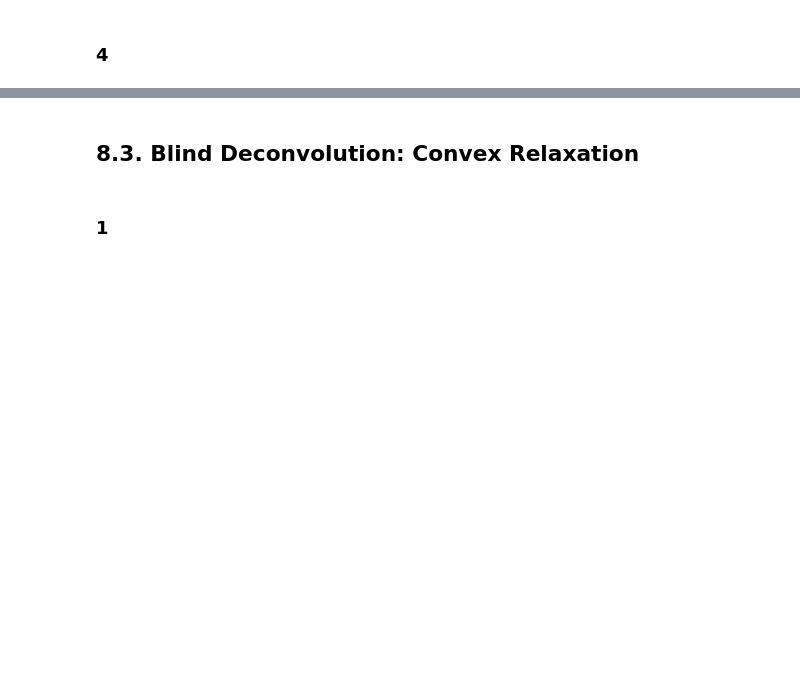
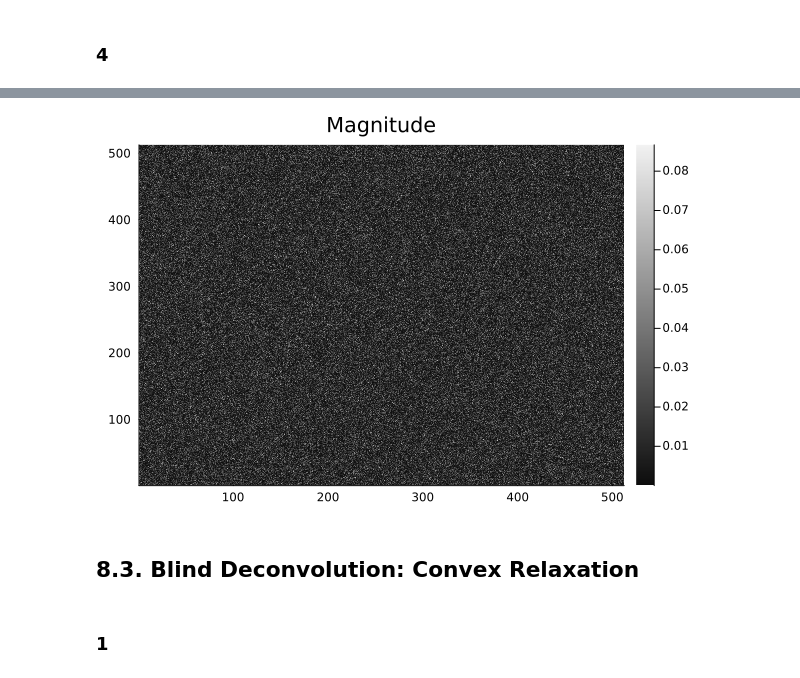
Before and after one commit to HonAnson/ICL-Topics-in-Large-Dimensional-Data-Processing, a Jupyter notebook: CW3/DP-CW3-CID01260366.ipynb, the cells around one changed output, grey strips where cells are left out. Cells and saved outputs as stored; diff of their text form; code cells hidden in the pictures; blank space fills up the shorter version.

```diff
--- a/CW3/DP-CW3-CID01260366.ipynb
+++ b/CW3/DP-CW3-CID01260366.ipynb
@@ -143,7 +143,7 @@ CourseWork_3
 # Download and upload data from JLD file, refer to https://juliaio.github.io/JLD2.jl/dev/
 
 # Example
-A = JLD2.load("Thomas Auguste2508302StudentFile.jld2");
+A = JLD2.load("Zeyang Ai1485384StudentFile.jld2");
 A = A[ "CourseWork_3" ];
 A.Demo_willing = true;
 # %%
@@ -255,0 +457,9 @@ update_X1 (generic function with 2 methods)
+# %%
+function compute_primal(X1, X2, X3, X4, X5)
+    (m, n) = size(X1)
+    iden = Matrix(1.0I, m-1, m-1)
+    K1 = hcat(zeros(m-1), iden)
+    K2 = hcat(iden, zeros(m-1))
+
+    norm(X2 + X3 + Add_row_of_zeros(X4) + Add_row_of_zeros(X5)' - 2X1 - Add_row_of_zeros((K1 - K2) * X1) - Add_row_of_zeros((K1 - K2) * X1')', 2)
+end
@@ -255,0 +468,4 @@ update_X1 (generic function with 2 methods)
+# %%
+function compute_dual(X2_p, X3_p, X4_p, X2_n, X3_n, X4_n, rho)
+    norm(- rho * (X2_n + X3_n + Add_row_of_zeros(X4_n) + Add_row_of_zeros(X5_n)' - X2_p - X3_p - Add_row_of_zeros(X4_p) - Add_row_of_zeros(X5_p)'), 2)
+end
@@ -255,0 +513,19 @@ update_X1 (generic function with 2 methods)
+# %%
+y = A.Q8_2_data_y
+Omega = A.Q8_2_data_Omega
+X2_0 = A.Q8_2_data_X2_ini
+X3_0 = A.Q8_2_data_X3_ini
+X4_0 = A.Q8_2_data_X4_ini
+X5_0 = A.Q8_2_data_X5_ini
+U2_0 = A.Q8_2_data_U2_ini
+U3_0 = A.Q8_2_data_U3_ini
+U4_0 = A.Q8_2_data_U4_ini
+U5_0 = A.Q8_2_data_U5_ini
+rho = A.Q8_2_data_rho
+lambda1 = A.Q8_2_data_lambda1
+lambda2 = A.Q8_2_data_lambda2
+lambda3 = A.Q8_2_data_lambda3
+
+X = ADMM(X2_0, X3_0, X4_0, X5_0, U2_0, U3_0, U4_0, U5_0, y, rho, Omega, lambda1, lambda2, lambda3, 3, 10e-4)
+
+A.Q8_2_4_ans_Xhat = X
@@ -256,3 +552,15 @@ update_X1 (generic function with 2 methods)
+# %%
+### Plot the thing and have a look
+magnitude = abs.(A.Q8_2_4_ans_Xhat)
+
+# Rotate the data for plotting
+magnitude_rotated = magnitude[end:-1:1, end:-1:1]
+
+# Plot the magnitude
+p1 = heatmap(magnitude_rotated, color=:grays, title="Magnitude")
+plot(p1)
+# %% [output]
+[figure, added]
 # %% [markdown]
 ## 8.3. Blind Deconvolution: Convex Relaxation
 # %% [markdown]
```
Also changed, not shown: parts of 44 cells of this notebook.
